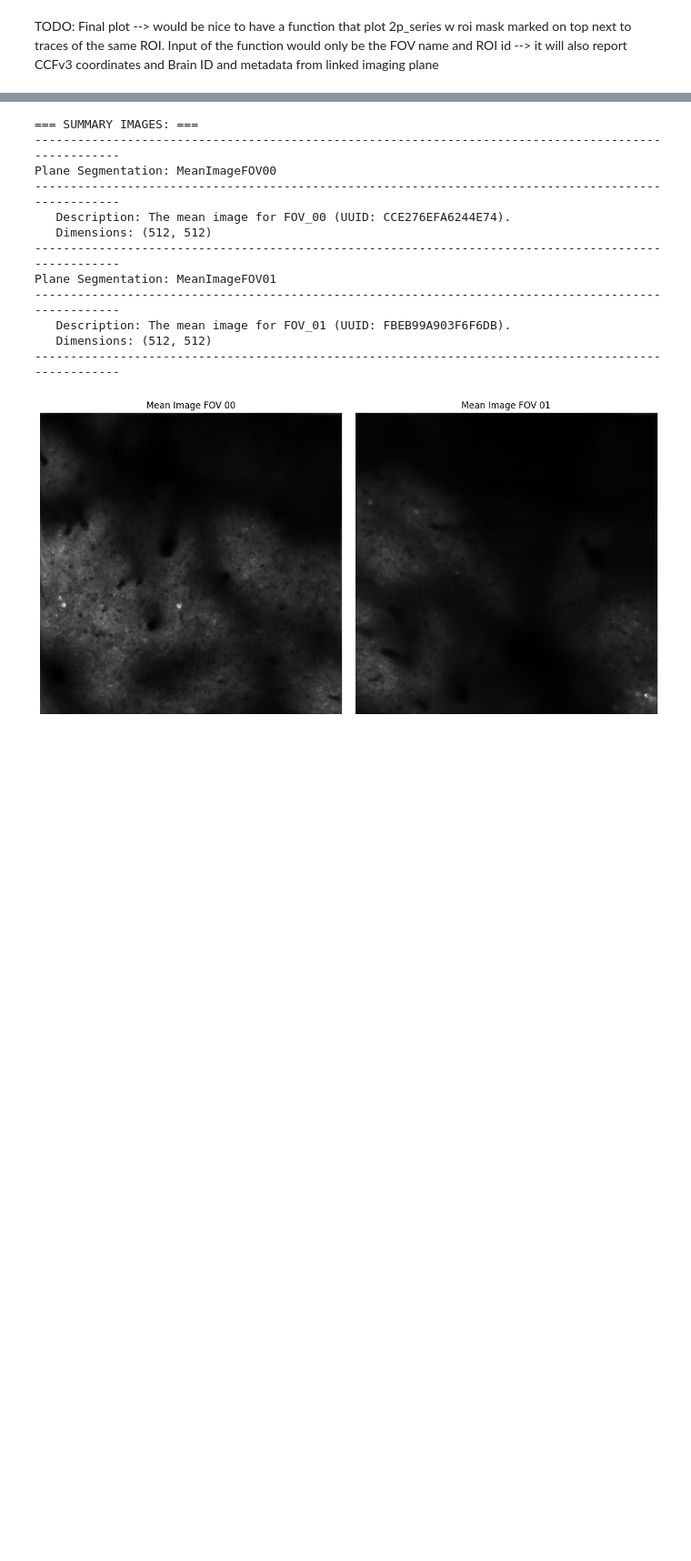
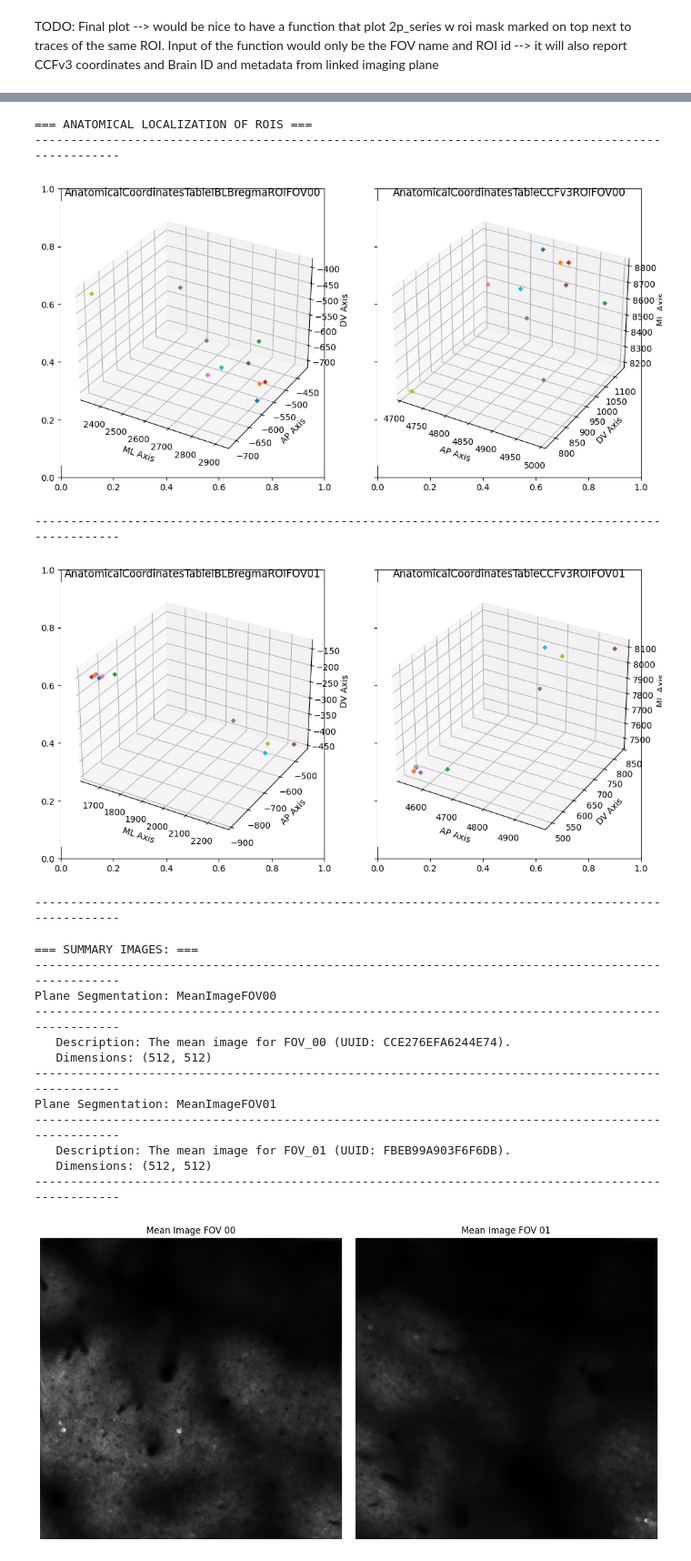
Before and after one commit to catalystneuro/IBL-mesoscope-to-nwb, a Jupyter notebook: src/ibl_mesoscope_to_nwb/mesoscope2025/tutorials/anatomical_localization.ipynb, the cells around one changed output, grey strips where cells are left out. Shown at 91% size. Drawn from its saved outputs; the diff is of its cells as text; code cells hidden in the pictures; blank space fills up the shorter version.

```diff
--- a/src/ibl_mesoscope_to_nwb/mesoscope2025/tutorials/anatomical_localization.ipynb
+++ b/src/ibl_mesoscope_to_nwb/mesoscope2025/tutorials/anatomical_localization.ipynb
@@ -190,4 +201,38 @@ Anatomical Coordinates Table: AnatomicalCoordinatesTableIBLBregmaROIFOV01
 ----------------------------------------------------------------------------------------------------
+# %%
+for table_name, table in nwbfile.lab_meta_data["localization"].anatomical_coordinates_tables.items():
+    if "IBLBregma" in table.space.name:
+        prefix_ibl_table_name = table_name.split("FOV")[0]
+    if "AllenCCFv3" in table.space.name:
+        prefix_ccf_table_name = table_name.split("FOV")[0]
+
+for FOV_name in FOV_names:
+    ibl_table = nwbfile.lab_meta_data["localization"].anatomical_coordinates_tables[f"{prefix_ibl_table_name}{FOV_name}"]
+    ccf_table = nwbfile.lab_meta_data["localization"].anatomical_coordinates_tables[f"{prefix_ccf_table_name}{FOV_name}"]
+    fig, axes = plt.subplots(1, 2, sharex=True, sharey=True, dpi=100)
+    axes[0] = fig.add_subplot(121, projection="3d")
+    for i in range(10):
+        axes[0].scatter3D(ibl_table.x[i], ibl_table.y[i], ibl_table.z[i], marker="D", s=10)
+    axes[0].set_xlabel('ML Axis')
+    axes[0].set_ylabel('AP Axis')
+    axes[0].set_zlabel('DV Axis')
+    axes[0].set_title(f"{ibl_table.name.replace('_', ' ')}")
+    axes[1] = fig.add_subplot(122, projection="3d")
+    for i in range(10):
+        axes[1].scatter3D(ccf_table.x[i], ccf_table.y[i], ccf_table.z[i], marker="D", s=10)
+    axes[1].set_xlabel("AP Axis")
+    axes[1].set_ylabel("DV Axis")
+    axes[1].set_zlabel("ML Axis")
+    axes[1].set_title(f"{ccf_table.name.replace('_', ' ')}")
+    plt.show()
+    print("-" * 100)
+# %% [output]
+=== ANATOMICAL LOCALIZATION OF ROIS ===
+----------------------------------------------------------------------------------------------------
+[figure, added]
+----------------------------------------------------------------------------------------------------
+[figure, added]
+----------------------------------------------------------------------------------------------------
 # %%
 print(f"=== SUMMARY IMAGES: ===")
 print("-" * 100)
```
Also changed, not shown: parts of 3 cells of this notebook.
